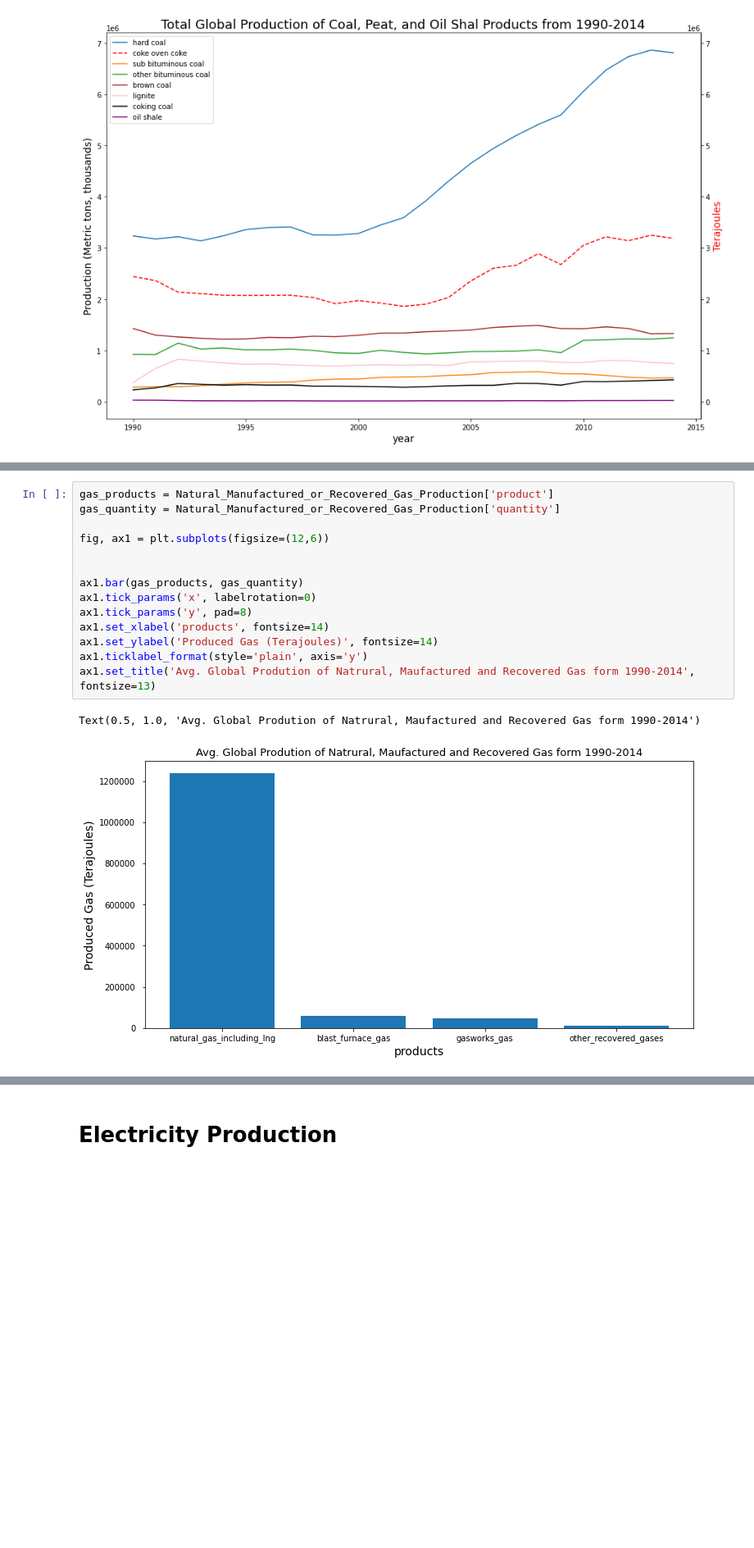
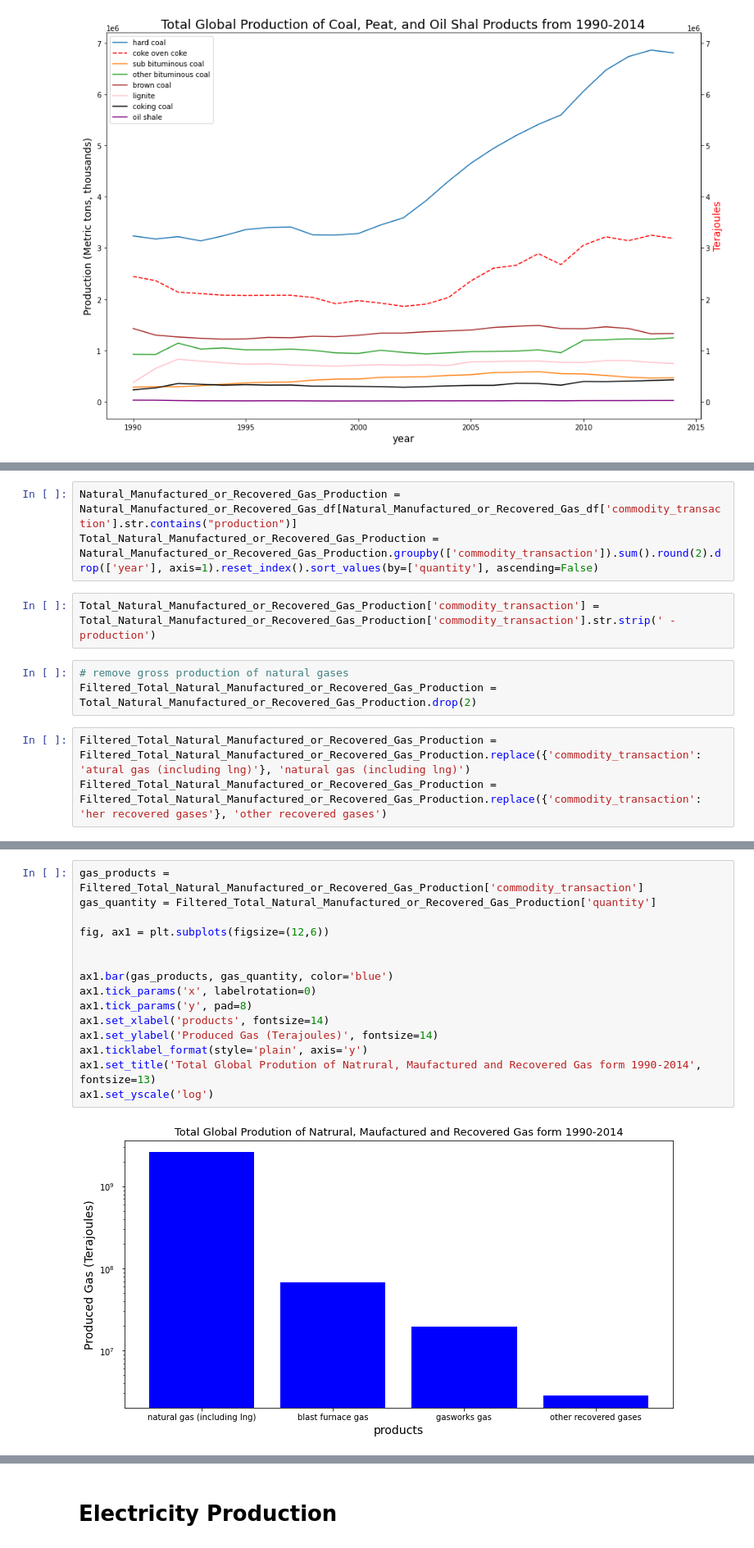
Before and after one commit to philipayazi/International-Energy-Statistics, a Jupyter notebook: International_Energy_Statistics.ipynb, the cells around one changed output, grey strips where cells are left out. Shown at 82% size. Drawn from its saved outputs; the diff is of its cells as text; blank space fills up the shorter version.

Commit message:
further analysis of oil natural gas and coal

```diff
--- a/International_Energy_Statistics.ipynb
+++ b/International_Energy_Statistics.ipynb
@@ -537 +527,12 @@ Natural_Manufactured_or_Recovered_Gas_Production = Natural_Manufactured_or_Recov
+# %%
+Natural_Manufactured_or_Recovered_Gas_Production = Natural_Manufactured_or_Recovered_Gas_df[Natural_Manufactured_or_Recovered_Gas_df['commodity_transaction'].str.contains("production")]
+Total_Natural_Manufactured_or_Recovered_Gas_Production = Natural_Manufactured_or_Recovered_Gas_Production.groupby(['commodity_transaction']).sum().round(2).drop(['year'], axis=1).reset_index().sort_values(by=['quantity'], ascending=False)
+# %%
+Total_Natural_Manufactured_or_Recovered_Gas_Production['commodity_transaction'] = Total_Natural_Manufactured_or_Recovered_Gas_Production['commodity_transaction'].str.strip(' - production')
+# %%
+# remove gross production of natural gases
+Filtered_Total_Natural_Manufactured_or_Recovered_Gas_Production = Total_Natural_Manufactured_or_Recovered_Gas_Production.drop(2)
+# %%
+Filtered_Total_Natural_Manufactured_or_Recovered_Gas_Production = Filtered_Total_Natural_Manufactured_or_Recovered_Gas_Production.replace({'commodity_transaction': 'atural gas (including lng)'}, 'natural gas (including lng)')
+Filtered_Total_Natural_Manufactured_or_Recovered_Gas_Production = Filtered_Total_Natural_Manufactured_or_Recovered_Gas_Production.replace({'commodity_transaction': 'her recovered gases'}, 'other recovered gases')
 # %%
@@ -550,17 +569,17 @@ array(['blast_furnace_gas', 'gasworks_gas', 'natural_gas_including_lng',
 # %%
-gas_products = Natural_Manufactured_or_Recovered_Gas_Production['product']
-gas_quantity = Natural_Manufactured_or_Recovered_Gas_Production['quantity']
+gas_products = Filtered_Total_Natural_Manufactured_or_Recovered_Gas_Production['commodity_transaction']
+gas_quantity = Filtered_Total_Natural_Manufactured_or_Recovered_Gas_Production['quantity']
 
 fig, ax1 = plt.subplots(figsize=(12,6))
 
 
-ax1.bar(gas_products, gas_quantity)
+ax1.bar(gas_products, gas_quantity, color='blue')
 ax1.tick_params('x', labelrotation=0)
 ax1.tick_params('y', pad=8)
 ax1.set_xlabel('products', fontsize=14)
 ax1.set_ylabel('Produced Gas (Terajoules)', fontsize=14)
 ax1.ticklabel_format(style='plain', axis='y')
-ax1.set_title('Avg. Global Prodution of Natrural, Maufactured and Recovered Gas form 1990-2014', fontsize=13)
+ax1.set_title('Total Global Prodution of Natrural, Maufactured and Recovered Gas form 1990-2014', fontsize=13)
+ax1.set_yscale('log')
 # %% [output]
-Text(0.5, 1.0, 'Avg. Global Prodution of Natrural, Maufactured and Recovered Gas form 1990-2014')
-[figure, old version]
+[figure, new version]
```
Also changed, not shown: parts of 33 cells of this notebook.
